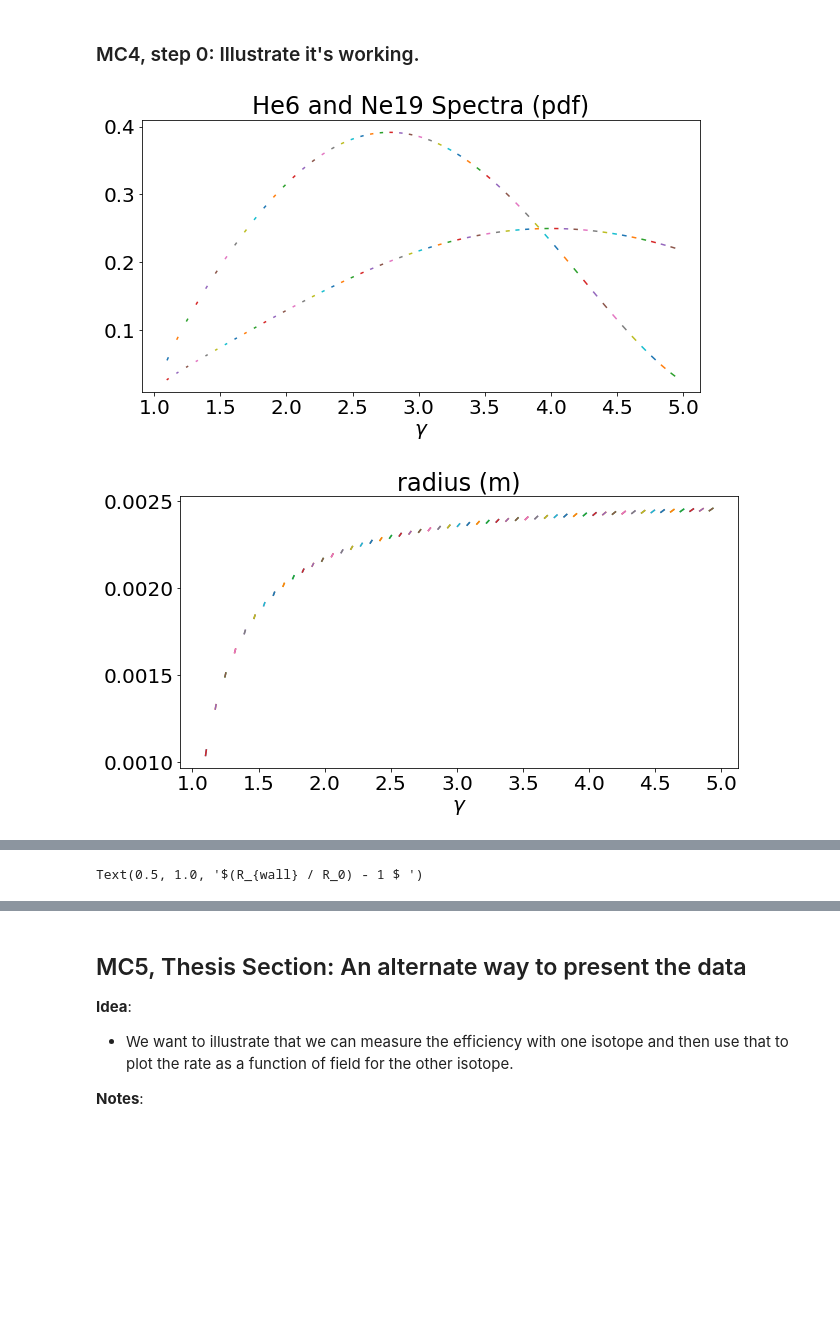
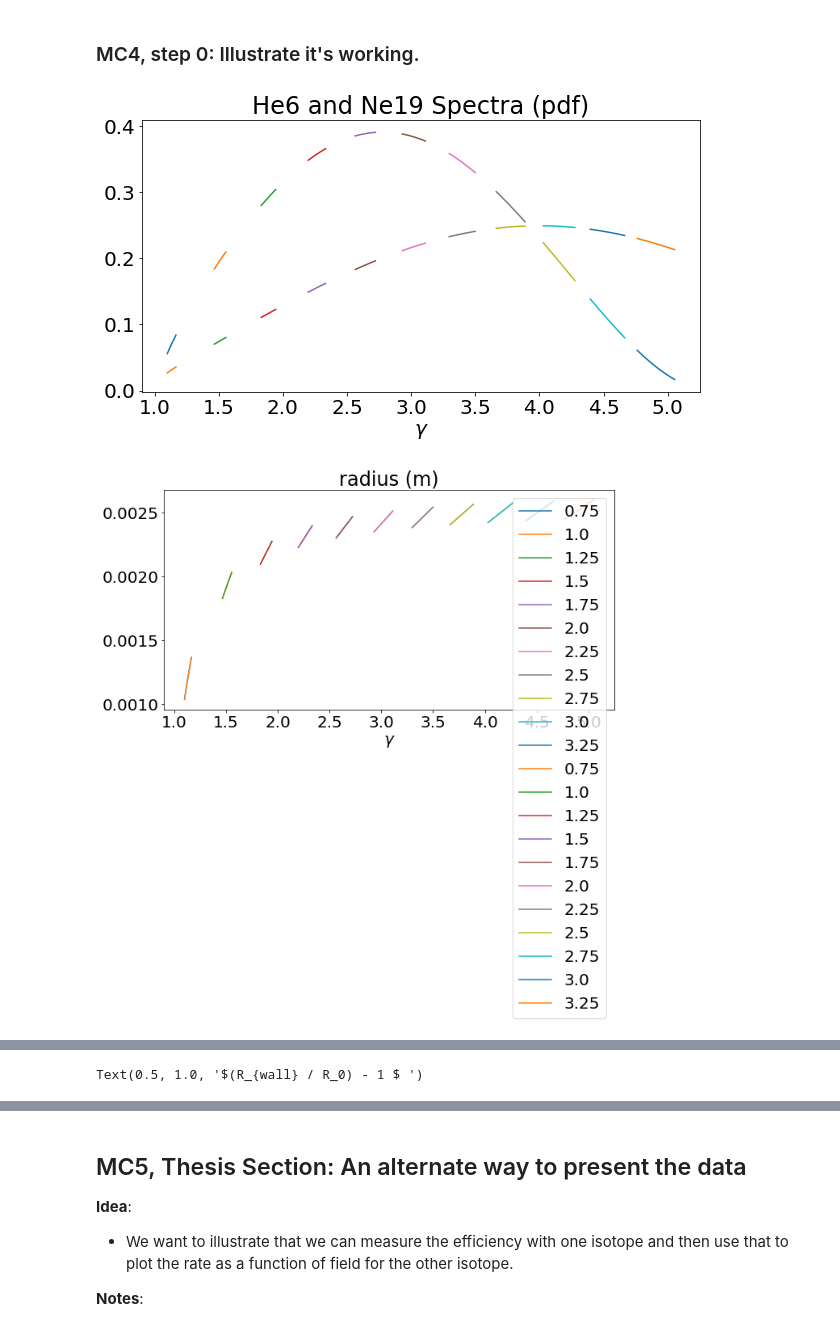
Before and after one commit to drewbyron/rocks-analysis-notebooks, a Jupyter notebook: MC_thesis_studies.ipynb, the cells around one changed output, grey strips where cells are left out. Drawn from its saved outputs; the diff is of its cells as text; code cells hidden in the pictures; blank space fills up the shorter version.

```diff
--- a/MC_thesis_studies.ipynb
+++ b/MC_thesis_studies.ipynb
@@ -516,31 +516,31 @@ mon_test_df
 ### MC4, step 0: Illustrate it's working.
 # %%
 # Select set fields.
-set_fields = np.arange(.75,3.4,.05)
+set_fields = np.arange(.75,3.5,.25)
 
 # Freq BW.
-freq_BW = np.array([19.0e9 ,  19.1e9])
+freq_BW = np.array([18.0e9 ,  19.1e9])
 freq_BWs = np.tile(freq_BW, (len(set_fields), 1))
 
 ratio_wall = we.AUC_expectation_we(set_fields, freq_BWs, b = 0, plot = True, wall_effect = True)
 
 ratio_0 = we.AUC_expectation_we(set_fields, freq_BWs, b = 0, plot = False, wall_effect = False)
 
 wall_effect = (ratio_wall/ratio_0 - 1)["Ratio"]
 
 f0, ax0 = plt.subplots(1, figsize=(10,5))
 wall_effect.abs().plot(ax = ax0)
 
 ax0.set_yscale("log")
 ax0.set_xlabel(r"field (T)")
 ax0.set_title(r"$abs((R_{wall} / R_0) - 1 )$ ")
 
 f1, ax1 = plt.subplots(1, figsize=(10,5))
 wall_effect.plot(ax = ax1)
 
 ax1.set_yscale("linear")
 ax1.set_xlabel(r"field (T)")
 ax1.set_title(r"$(R_{wall} / R_0) - 1 $ ")
 # %% [output]
-[figure, old version]
+[figure, new version]
-[figure, old version]
+[figure, new version]
```
Also changed, not shown: parts of 12 cells of this notebook, 7 other files.
